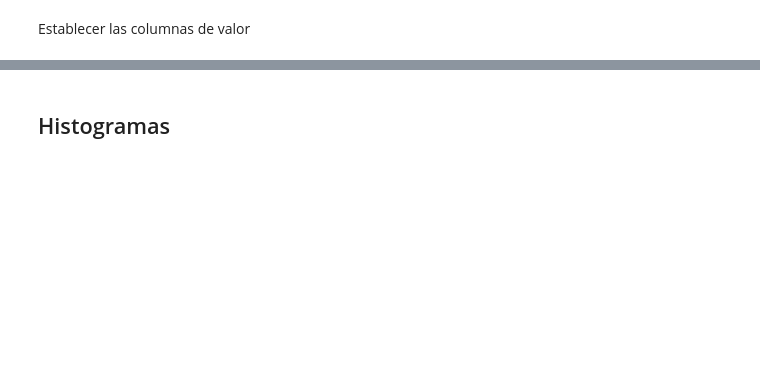
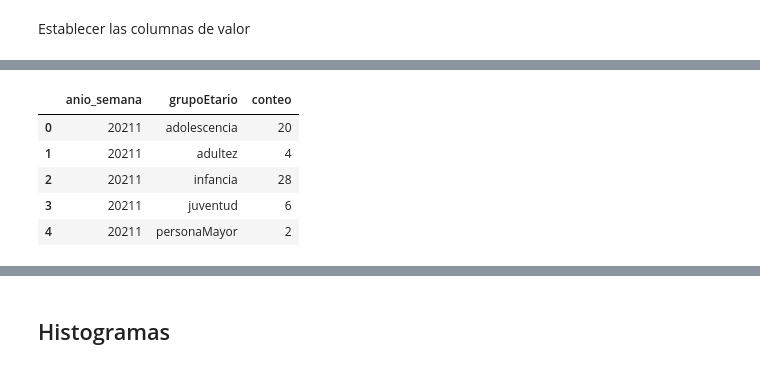
Before and after one commit to MarcoSuarezECCI/SeminarioBigData, a Jupyter notebook: AI_Prediccion.ipynb, the cells around one changed output, grey strips where cells are left out. Drawn from its saved outputs; the diff is of its cells as text; code cells hidden in the pictures; blank space fills up the shorter version.

```diff
--- a/AI_Prediccion.ipynb
+++ b/AI_Prediccion.ipynb
@@ -79,0 +95,11 @@ datacc.head()
+# %%
+datacc = datac.groupby(['anio_semana', 'grupoEtario']).size().reset_index(name='conteo')
+
+datacc.head()
+# %% [output]
+|  | anio_semana | grupoEtario | conteo |
+| 0 | 20211 | adolescencia | 20 |
+| 1 | 20211 | adultez | 4 |
+| 2 | 20211 | infancia | 28 |
+| 3 | 20211 | juventud | 6 |
+| 4 | 20211 | personaMayor | 2 |
```
Also changed, not shown: parts of 15 cells of this notebook.
